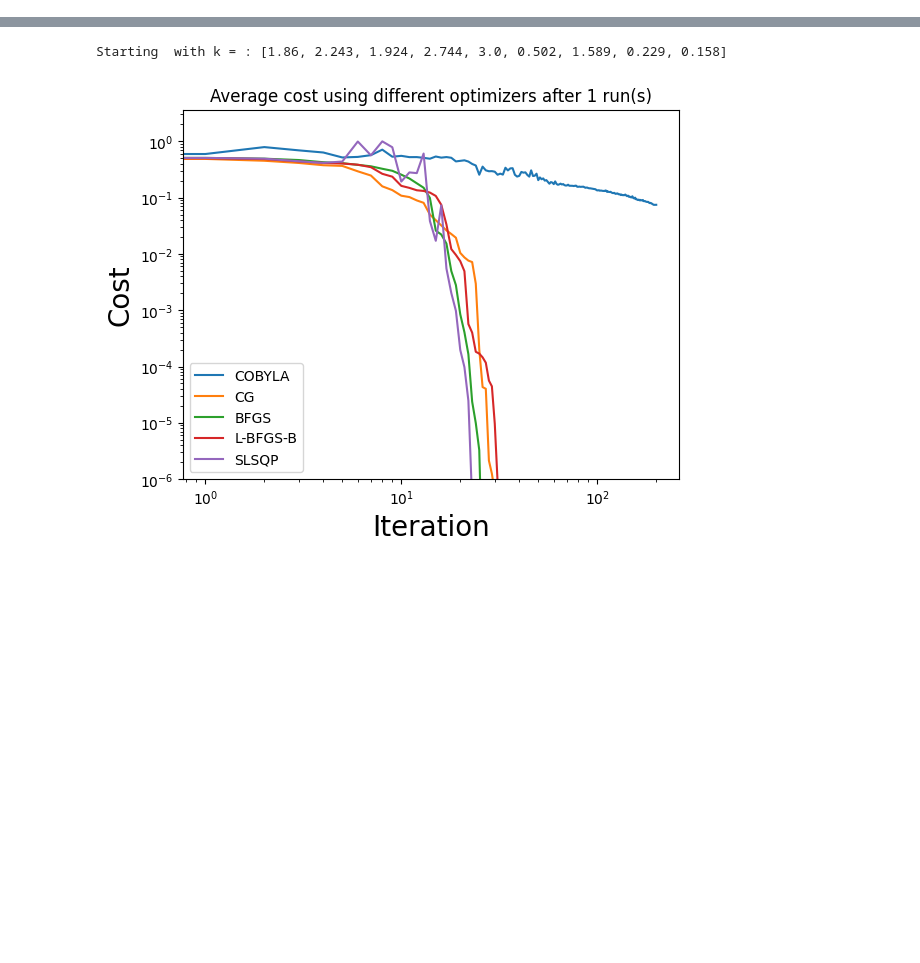
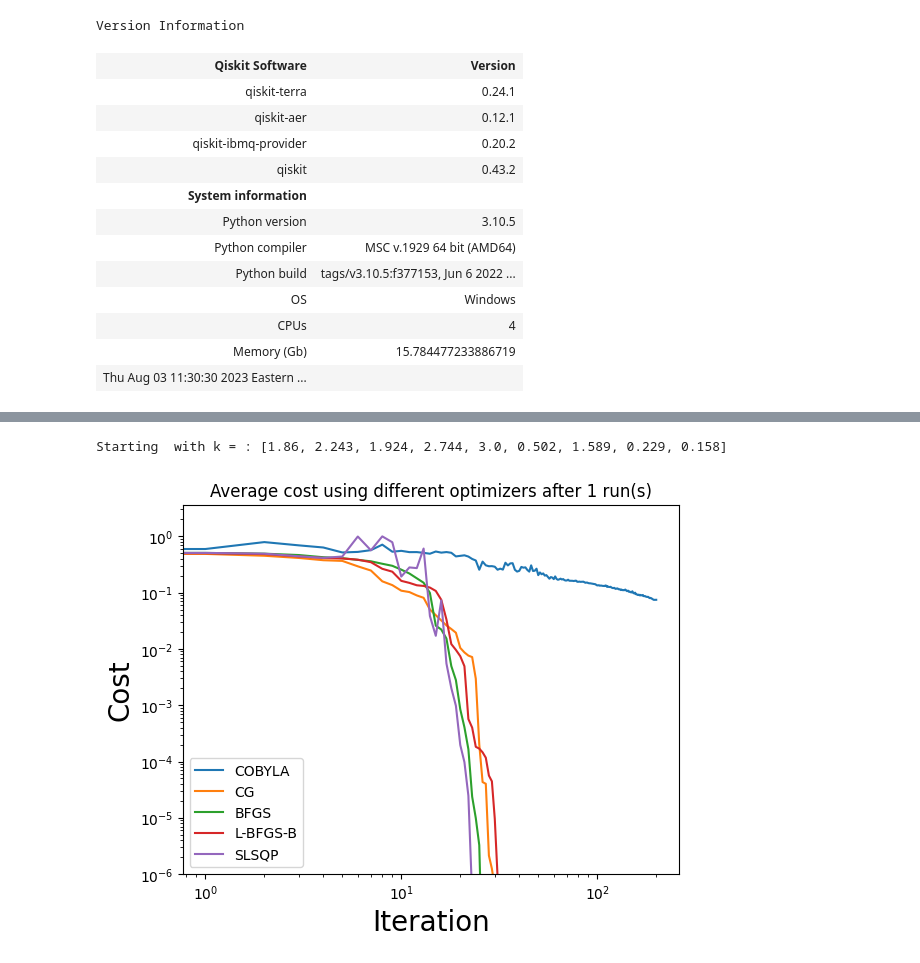
Before and after one commit to felix-cf/quantum-cfd, a Jupyter notebook: vqls_qiskit.ipynb, the cells around one changed output, grey strips where cells are left out. Saved outputs shown, nothing was run; the diff lists cells and outputs as text; code cells hidden in the pictures; blank space fills up the shorter version.

```diff
--- a/vqls_qiskit.ipynb
+++ b/vqls_qiskit.ipynb
@@ -4,17 +68,32 @@
 # %%
 import qiskit
 from qiskit import QuantumCircuit, QuantumRegister, ClassicalRegister
 #from qiskit.primitives
 from qiskit import Aer, transpile, assemble
 import math
 import random
 import numpy as np
 from scipy.optimize import minimize
 import matplotlib.pyplot as plt
 import qiskit.tools.jupyter
 %qiskit_version_table
 vers_qis = qiskit.__qiskit_version__['qiskit']
-SAMPLING = False
+SAMPLING = True
+# %% [output]
+Version Information
+| Qiskit Software | Version |
+| qiskit-terra | 0.24.1 |
+| qiskit-aer | 0.12.1 |
+| qiskit-ibmq-provider | 0.20.2 |
+| qiskit | 0.43.2 |
+| System information |
+| Python version | 3.10.5 |
+| Python compiler | MSC v.1929 64 bit (AMD64) |
+| Python build | tags/v3.10.5:f377153, Jun 6 2022 ... |
+| OS | Windows |
+| CPUs | 4 |
+| Memory (Gb) | 15.784477233886719 |
+| Thu Aug 03 11:30:30 2023 Eastern ... |  |
 # %%
 def apply_fixed_ansatz(qubits, parameters):
 
```
Also changed, not shown: parts of 7 cells of this notebook, 5 other files.
